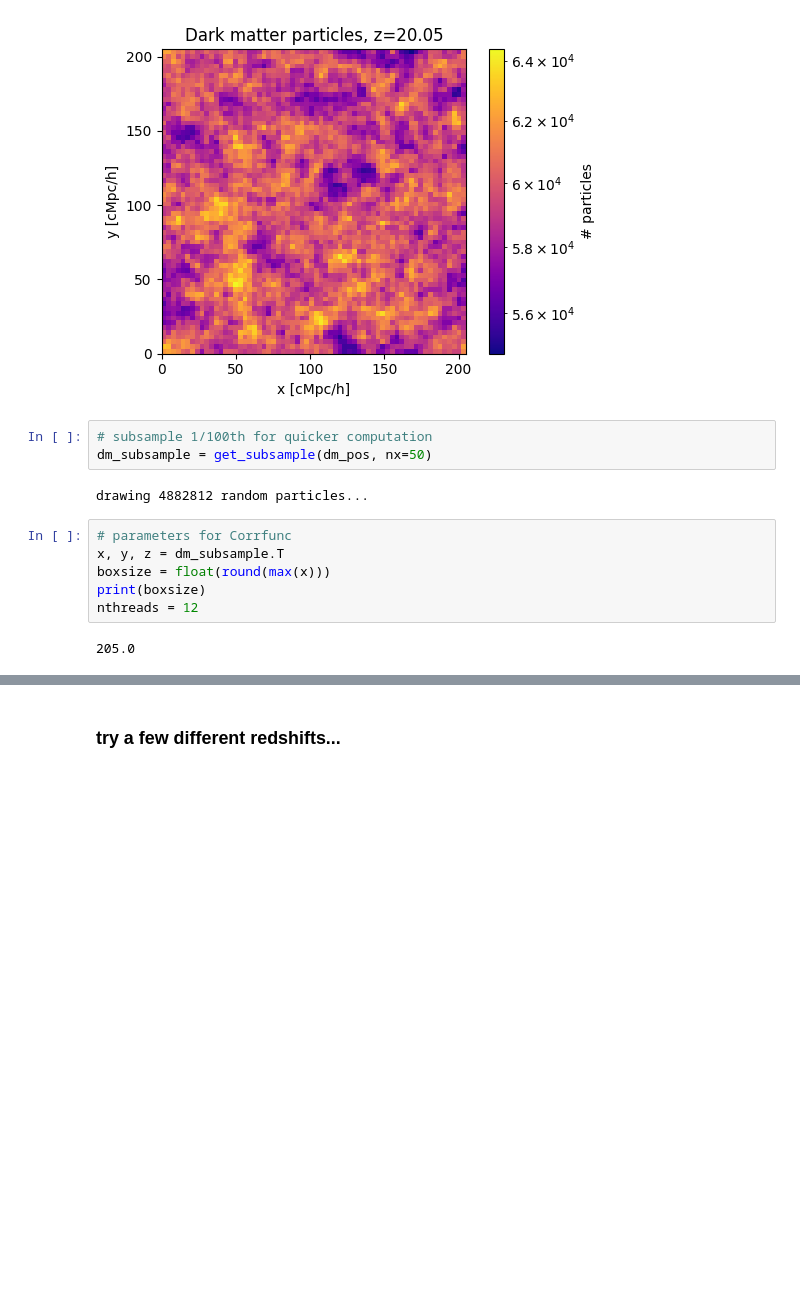
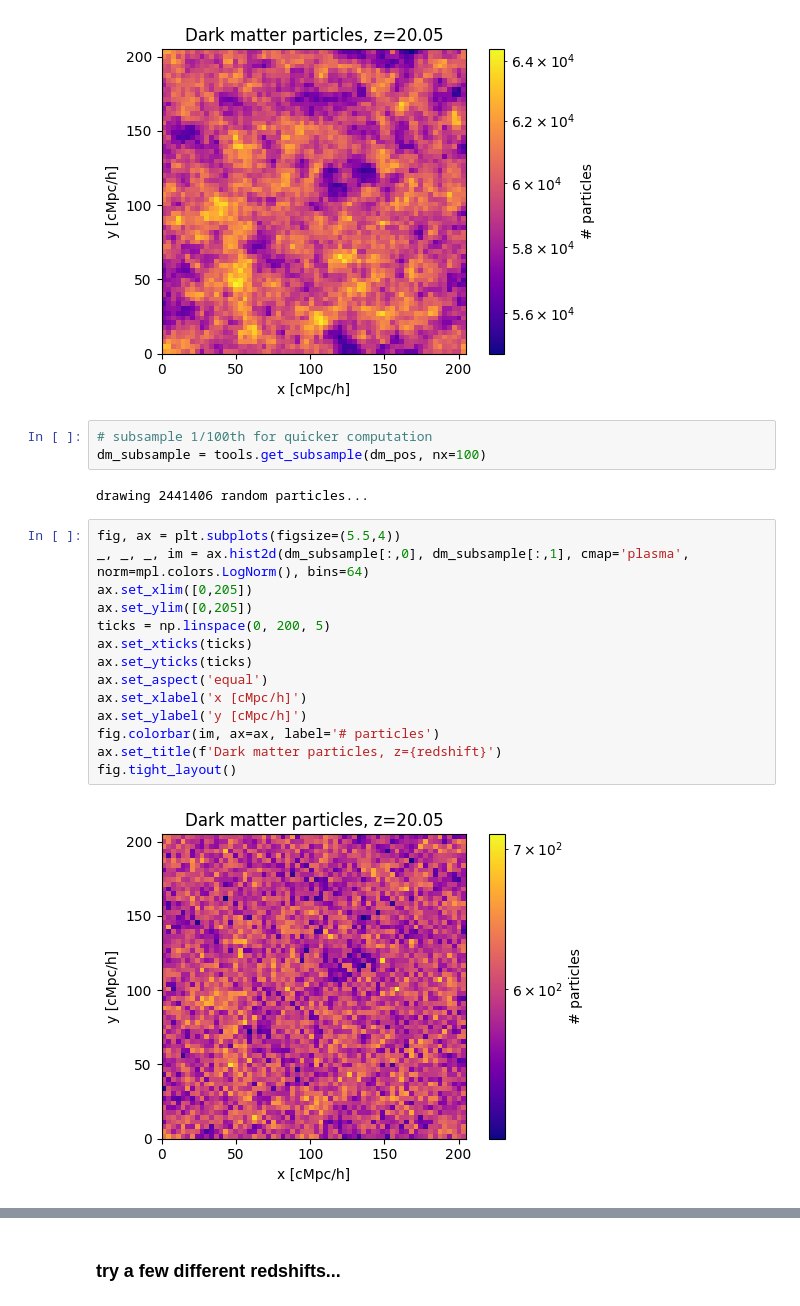
Before and after one commit to abbyw24/small-scale_cross-corrs, a Jupyter notebook: notebooks/colossus_2pcf_TNG300_8-6-23.ipynb, the cells around one changed output, grey strips where cells are left out. Saved outputs shown, nothing was run; the diff lists cells and outputs as text; blank space fills up the shorter version.

```diff
--- a/notebooks/colossus_2pcf_TNG300_8-6-23.ipynb
+++ b/notebooks/colossus_2pcf_TNG300_8-6-23.ipynb
@@ -87,17 +86,25 @@ fig.tight_layout()
 [figure]
 # %%
 # subsample 1/100th for quicker computation
-dm_subsample = get_subsample(dm_pos, nx=50)
+dm_subsample = tools.get_subsample(dm_pos, nx=100)
 # %% [output]
-drawing 4882812 random particles...
+drawing 2441406 random particles...
-# %%
-# parameters for Corrfunc
-x, y, z = dm_subsample.T
-boxsize = float(round(max(x)))
-print(boxsize)
-nthreads = 12
-# %% [output]
-205.0
+# %%
+fig, ax = plt.subplots(figsize=(5.5,4))
+_, _, _, im = ax.hist2d(dm_subsample[:,0], dm_subsample[:,1], cmap='plasma', norm=mpl.colors.LogNorm(), bins=64)
+ax.set_xlim([0,205])
+ax.set_ylim([0,205])
+ticks = np.linspace(0, 200, 5)
+ax.set_xticks(ticks)
+ax.set_yticks(ticks)
+ax.set_aspect('equal')
+ax.set_xlabel('x [cMpc/h]')
+ax.set_ylabel('y [cMpc/h]')
+fig.colorbar(im, ax=ax, label='# particles')
+ax.set_title(f'Dark matter particles, z={redshift}')
+fig.tight_layout()
+# %% [output]
+[figure, added]
 # %%
 %%time
 # compute 3D 2pcf
```
Also changed, not shown: parts of 10 cells of this notebook, 1 other file.
